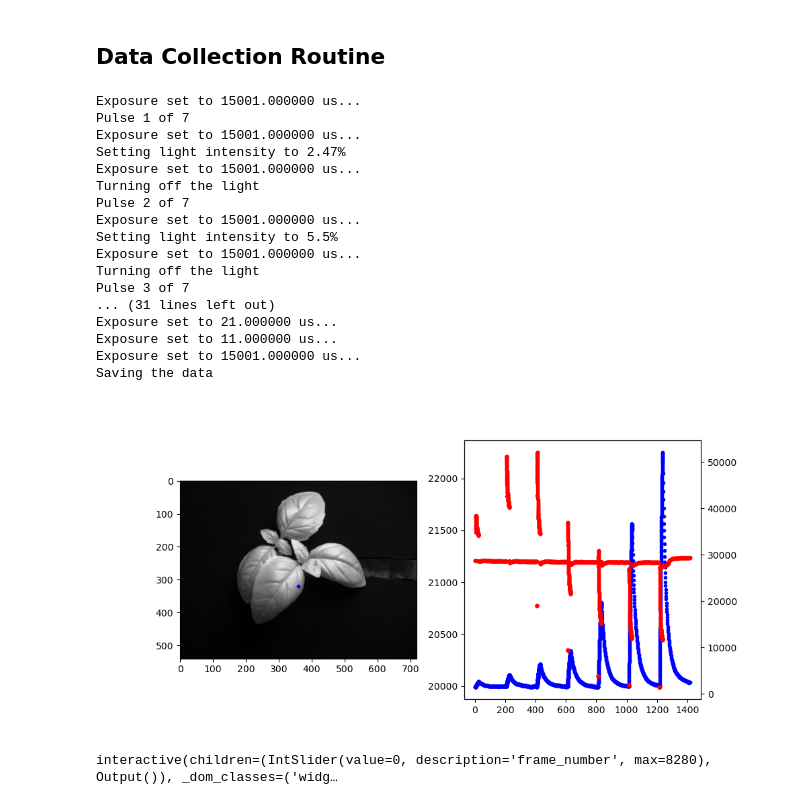
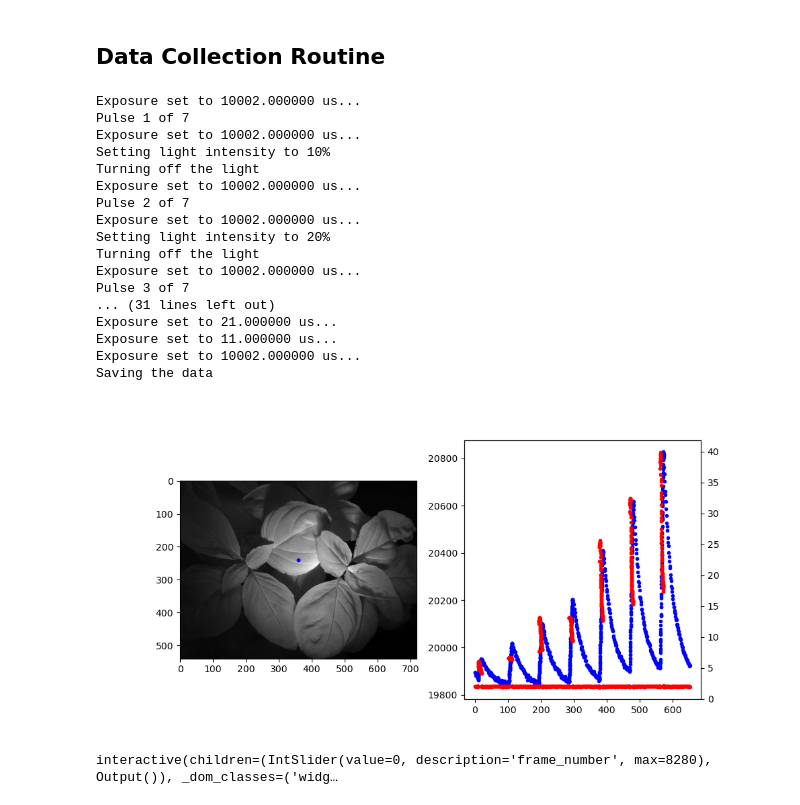
Before and after one commit to nnsriram27/plantProj, a Jupyter notebook: notebooks-setup/collect_plant_data_v2.ipynb, the cells around one changed output. Saved outputs shown, nothing was run; the diff lists cells and outputs as text; code cells hidden in the pictures.

```diff
--- a/notebooks-setup/collect_plant_data_v2.ipynb
+++ b/notebooks-setup/collect_plant_data_v2.ipynb
@@ -281,3 +291,23 @@ pulsetrain_settings = {
+# %%
+pulsetrain_settings = {
+        'num_pulses' : 7,
+        'light_control_voltages': [1.81, 2.99, 4.21, 5.22, 6.76, 8.35, 10],                 # in volts
+        'light_intensity_perc'  : [10, 20, 30, 40, 60, 80, 100],       # roughly converted from voltage to intensity percentage
+        'light_pulse_duration'  : [10, 10, 10, 10, 10, 10, 10],               # in s
+        'relaxation_duration'   : [80, 80, 80, 80, 80, 80, 80],                # in s
+        # 'extra_light_control_voltages' : [0.61, 1.15, 1.5],
+        # 'extra_light_intensity_perc' : [2.5, 5.0, 7.5],
+        # 'extra_light_pulse_duration' : [20, 20, 20],
+        # 'extra_pulse_relaxation_duration' : [40, 40, 40],
+        'fps_during_pulse' : 10,
+        'fps_between_pulses' : 1,
+        'vis_cam_exposure_sp700' : [500, 500, 250, 250, 50, 20, 10],
+        'vis_cam_exposure_lp700' : [10000, 10000, 5000, 5000, 2000, 1000, 750]
+}
+
+# pulsetrain_settings['pulse_energy'] = 200
+# pulsetrain_settings['light_pulse_duration'] = [np.round(pulsetrain_settings['pulse_energy'] / i, 0) for i in pulsetrain_settings['light_intensity_perc']]     # in s
+# pulsetrain_settings['relaxation_duration'] = [120 for _ in pulsetrain_settings['light_intensity_perc']]                                # in s
 # %%
 # pulsetrain_settings = {
 #         'num_pulses' : 3,
@@ -398,7 +428,7 @@ thr_cap_thread.start()
 # Light pulse routine
 num_pulses = pulsetrain_settings['num_pulses']
 # Initial relaxation period
-time.sleep(5)
+time.sleep(10)
 for i in range(num_pulses):
     print(f"Pulse {i+1} of {num_pulses}")
 # for i in range(num_pulses-1, -1, -1):
@@ -430,8 +460,7 @@ for i in range(num_pulses):
 
     # collect_sp700_image(pulsetrain_settings['vis_cam_exposure_sp700'][i])
 
-    # Set the exposure for the visible camera
-    vis_cam_obj.set_exposure(pulsetrain_settings['vis_cam_exposure_lp700'][0], check=False)
+
 
     # pause_recording = False
     # time.sleep(0.5)
@@ -440,8 +469,10 @@ for i in range(num_pulses):
     # Turn off the light
     print("Turning off the light")
     light_obj.set_voltage(0.0)
+    time.sleep(1)
 
-    time.sleep(1)
+    # Set the exposure for the visible camera
+    vis_cam_obj.set_exposure(pulsetrain_settings['vis_cam_exposure_lp700'][0], check=False)
 
     # Change the save fps
     save_fps = pulsetrain_settings['fps_between_pulses']
@@ -519,43 +550,43 @@ np.savez(output_filename, ls_vis_frames=ls_vis_frames,
                           vis_gains_sp700=vis_gains_sp700,
                           **pulsetrain_settings)
 # %% [output]
-Exposure set to 15001.000000 us...
+Exposure set to 10002.000000 us...
 Pulse 1 of 7
-Exposure set to 15001.000000 us...
-Setting light intensity to 2.47%
-Exposure set to 15001.000000 us...
+Exposure set to 10002.000000 us...
+Setting light intensity to 10%
 Turning off the light
+Exposure set to 10002.000000 us...
 Pulse 2 of 7
-Exposure set to 15001.000000 us...
-Setting light intensity to 5.5%
-Exposure set to 15001.000000 us...
+Exposure set to 10002.000000 us...
+Setting light intensity to 20%
 Turning off the light
+Exposure set to 10002.000000 us...
 Pulse 3 of 7
 ... (31 lines left out)
 Exposure set to 21.000000 us...
 Exposure set to 11.000000 us...
-Exposure set to 15001.000000 us...
+Exposure set to 10002.000000 us...
 Saving the data
 # %%
 fig, ax = plt.subplots(1, 2, figsize=(10, 5))
-px1, py1 = 360, 320
+px1, py1 = 360, 240
 
 # ax[0].imshow(vis_frames_sp700[-1, :, :], cmap='gray')
 # ax[0].imshow(ls_vis_frames[-1, :, :], cmap='gray')
 ax[0].imshow(ls_vis_frames[-100, :, :], cmap='gray')
 # ax[0].imshow(ls_thr_frames[-1, :, :], cmap='turbo')
 ax[0].scatter(px1, py1, c='b', s=10)
-ax[1].plot(ls_thr_tstamps - ls_vis_tstamps[0], ls_thr_frames[:, py1-5:py1+5, px1-5:px1+5].mean(axis=(1, 2)), 'b.')
+ax[1].plot(ls_thr_tstamps - ls_vis_tstamps[0], ls_thr_frames[:, py1, px1], 'b.')
 ax2 = ax[1].twinx()
 vis_pixel_val = []
 vis_pixel_tstamp = []
 for i in range(ls_vis_frames.shape[0]):
-    vis_pixel_val.append(ls_vis_frames[i, py1-5:py1+5, px1-5:px1+5].mean())# / ls_vis_exposures[i])
+    vis_pixel_val.append(ls_vis_frames[i, py1, px1] / ls_vis_exposures[i])
     vis_pixel_tstamp.append(ls_vis_tstamps[i] - ls_vis_tstamps[0])
 ax2.plot(vis_pixel_tstamp, vis_pixel_val, 'r.')
 plt.show()
 # %% [output]
-[figure, old version]
+[figure, new version]
 # %%
 from ipywidgets import interact, IntSlider
 
```
Also changed, not shown: parts of 7 cells of this notebook, 1 other file.
